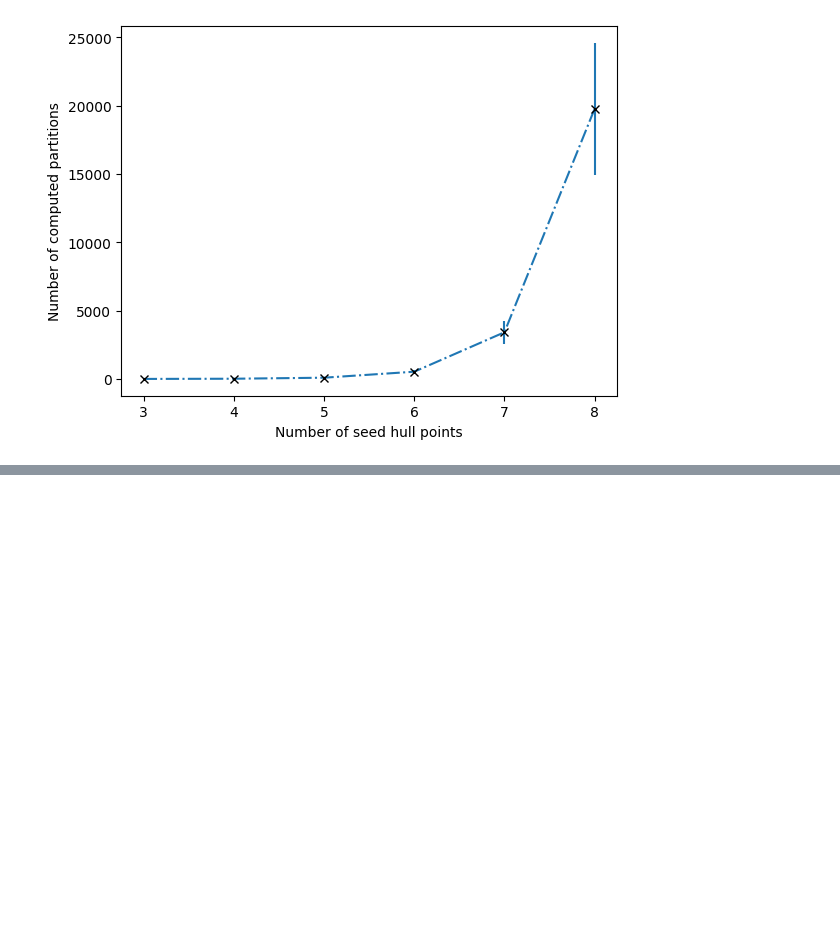
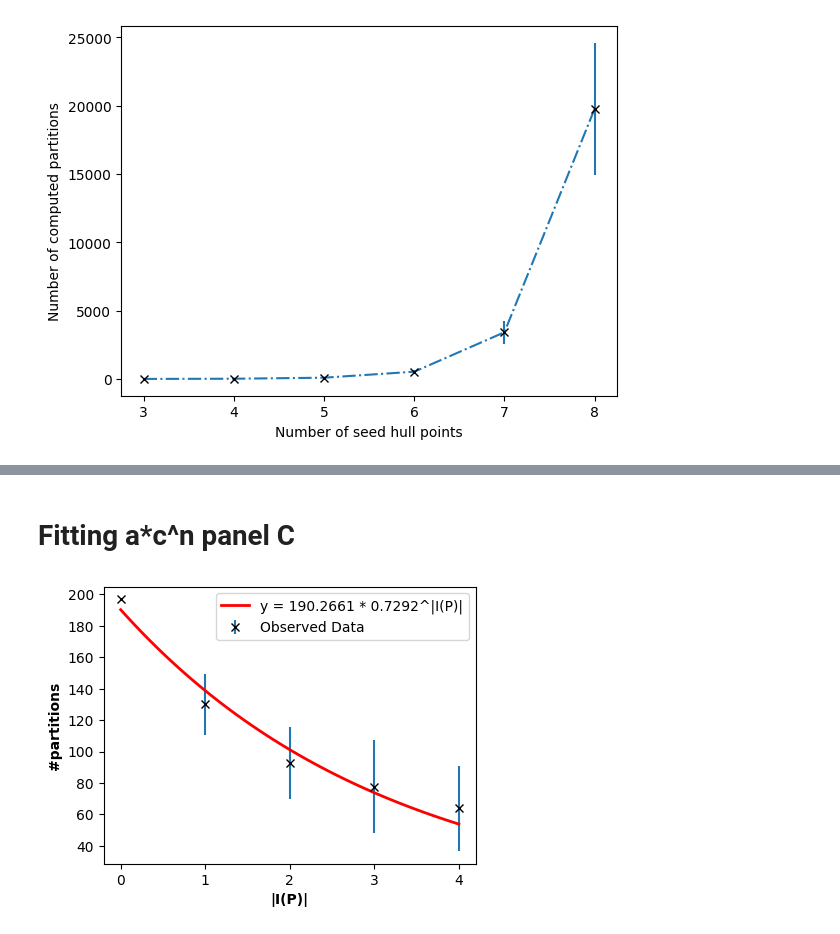
Before and after one commit to yanivohayon8/enumerating_convex_partitions, a Jupyter notebook: notebooks/9_qualitative_thesis_plot.ipynb, the cells around one changed output, grey strips where cells are left out. Saved outputs shown, nothing was run; the diff lists cells and outputs as text; code cells hidden in the pictures; blank space fills up the shorter version.

```diff
--- a/notebooks/9_qualitative_thesis_plot.ipynb
+++ b/notebooks/9_qualitative_thesis_plot.ipynb
@@ -67,0 +163,50 @@ plt.show()
+# %% [markdown]
+# Fitting a*c^n panel C
+# %%
+import numpy as np
+import matplotlib.pyplot as plt
+
+# Given values
+means = np.array([197,130,92.52,77.44,63.832])
+std = np.array([0.0, 19.37,22.937,29.609,27.23])
+
+num_of_ch = np.arange(len(means)) #+ 3
+
+# Set figure size (width, height in inches)
+plt.figure(figsize=(4.8,3.6))
+
+# Plot the original data with error bars
+ax = plt.subplot()
+ax.errorbar(num_of_ch, means, yerr=std, marker="x", linestyle="", markeredgecolor="black", label="Observed Data")
+
+# ax.plot(num_of_interior, means, 'r-', linewidth=2)
+
+# Exponential fit function
+a = 190.2661
+c = 0.7292
+
+# Evaluate the fitted exponential function at the x values
+start_sampling = 0
+end_sampling = 4
+sampling_points = np.linspace(start_sampling,end_sampling)
+
+fitted_values = a*np.power(c,sampling_points)
+
+# Plot the exponential fit
+ax.plot(sampling_points, fitted_values, 'r-', label=f'y = {a:.4f} * {c}^|I(P)|', linewidth=2)
+
+# Set labels with bold font
+ax.set_xlabel("|I(P)|", fontweight='bold')
+ax.set_ylabel("#partitions", fontweight='bold')
+ax.set_xticks(np.arange(len(means)))
+# ax.set_xlim((3,9))
+# ax.set_ylim((0,27000))
+
+
+# Add a legend
+ax.legend(loc="upper right")
+
+# Show the plot
+plt.show()
+# %% [output]
+[figure, added]
```
Also changed, not shown: parts of 10 cells of this notebook, 3 other files.
